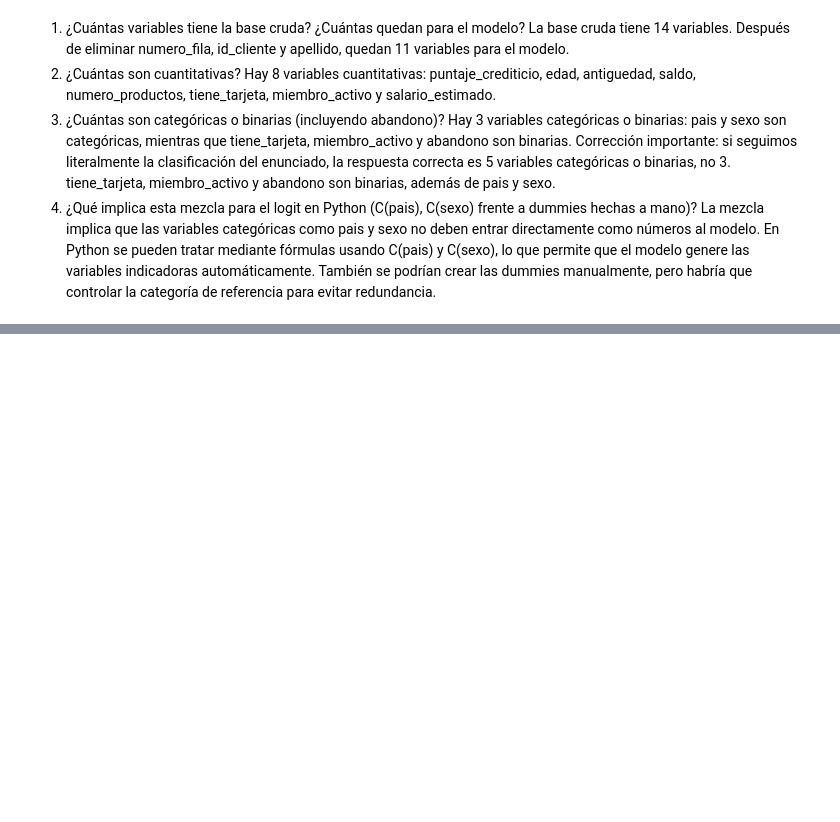
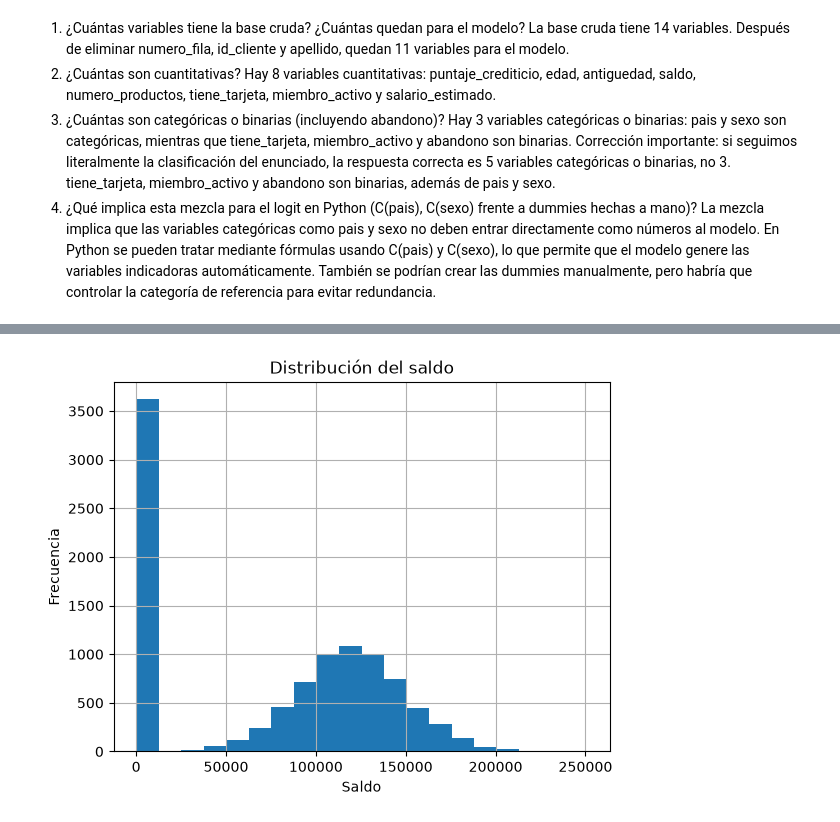
Before and after one commit to ladydayanarestrepoloaiza-ui/Taller_2_ML_Clase_9, a Jupyter notebook: Taller_Abandono_Producto_Financiero.ipynb, the cells around one changed output, grey strips where cells are left out. Drawn from its saved outputs; the diff is of its cells as text; code cells hidden in the pictures; blank space fills up the shorter version.

```diff
--- a/Taller_Abandono_Producto_Financiero.ipynb
+++ b/Taller_Abandono_Producto_Financiero.ipynb
@@ -134,0 +201,9 @@ La mezcla implica que las variables categóricas como pais y sexo no deben entra
+# %%
+df["saldo"].hist(bins=20)
+
+plt.title("Distribución del saldo")
+plt.xlabel("Saldo")
+plt.ylabel("Frecuencia")
+plt.show()
+# %% [output]
+[figure, added]
```
Also changed, not shown: parts of 9 cells of this notebook.
